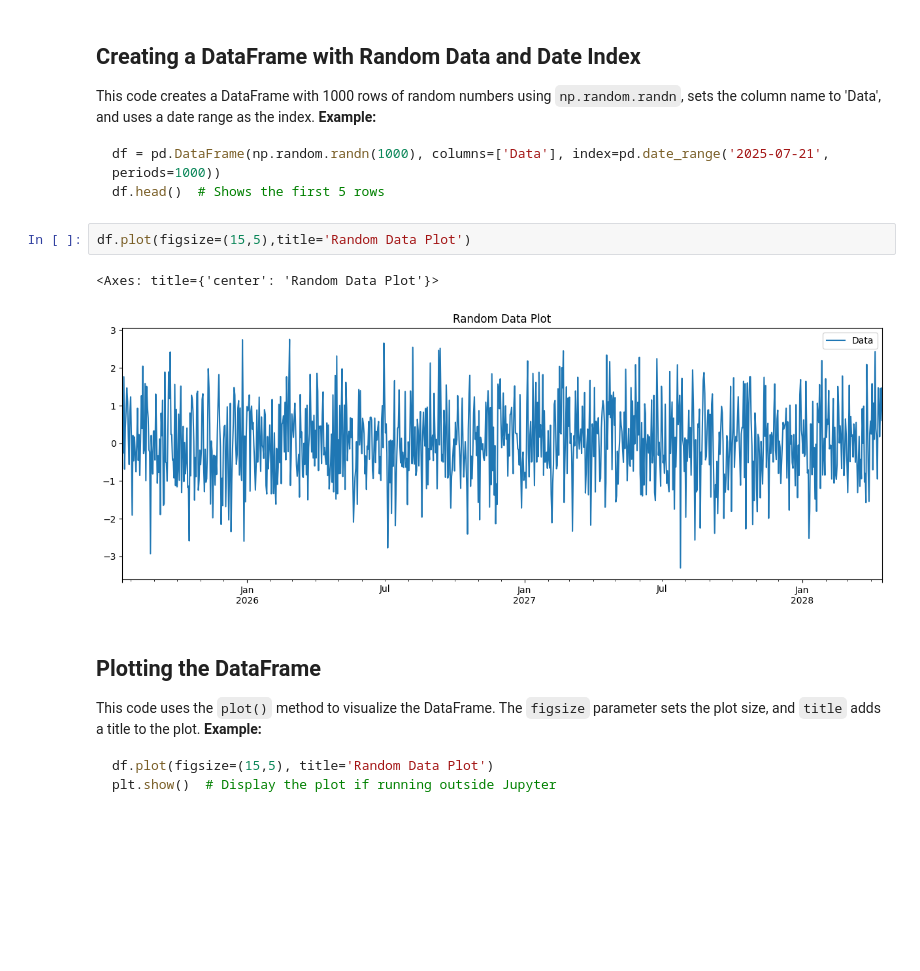
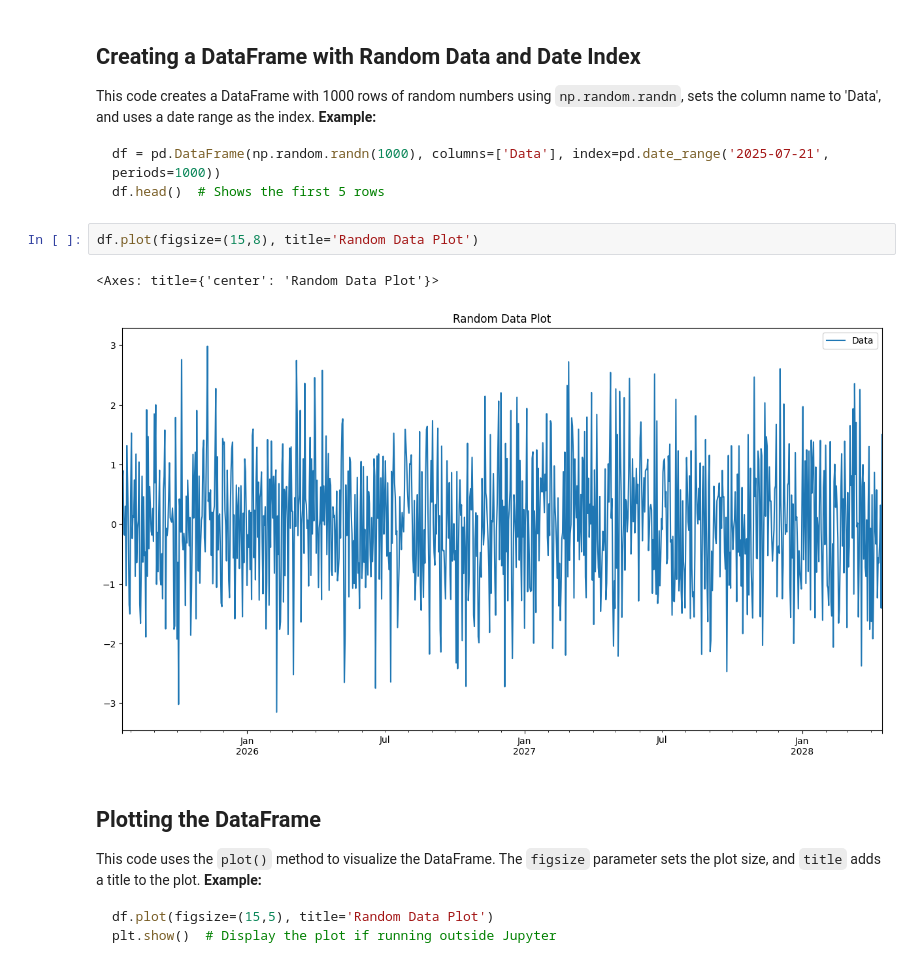
Before and after one commit to Haidar440/Data_Science, a Jupyter notebook: Graph/tutorial_1.ipynb, the cells around one changed output. Cells and saved outputs as stored; diff of their text form; blank space fills up the shorter version.

````diff
--- a/Graph/tutorial_1.ipynb
+++ b/Graph/tutorial_1.ipynb
@@ -41,10 +60,10 @@ df = pd.DataFrame(np.random.randn(1000), columns=['Data'], index=pd.date_range('
 df.head()  # Shows the first 5 rows
 ```
 # %%
-df.plot(figsize=(15,5),title='Random Data Plot')
+df.plot(figsize=(15,8), title='Random Data Plot')
 # %% [output]
 <Axes: title={'center': 'Random Data Plot'}>
-[figure, old version]
+[figure, new version]
 # %% [markdown]
 ## Plotting the DataFrame
 This code uses the `plot()` method to visualize the DataFrame. The `figsize` parameter sets the plot size, and `title` adds a title to the plot.
````
Also changed, not shown: parts of 32 cells of this notebook.
